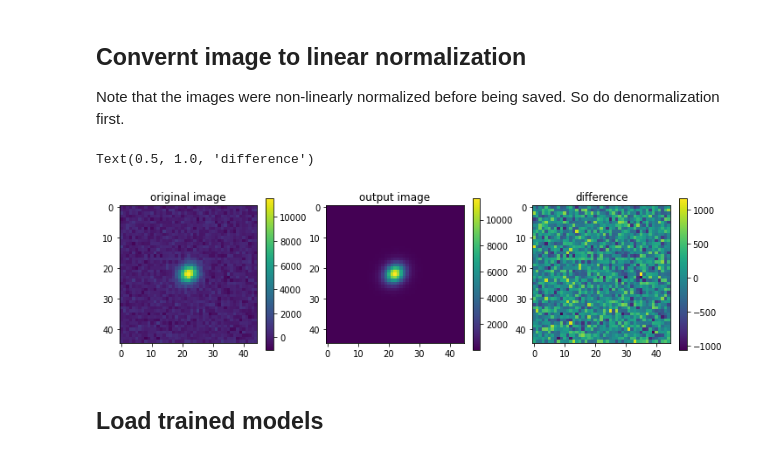
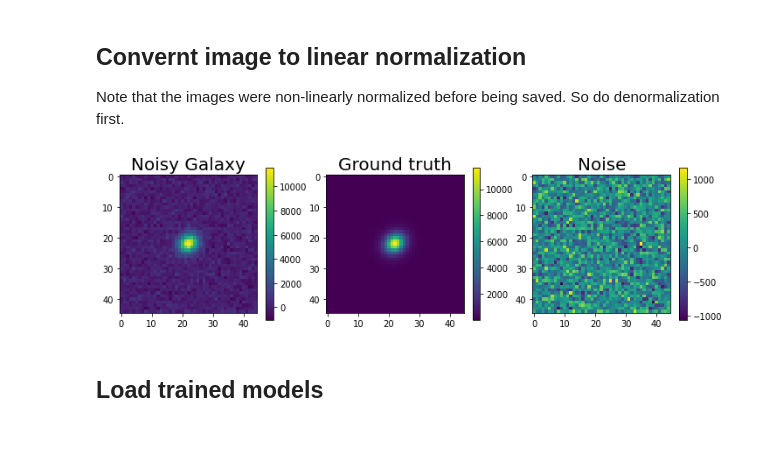
Before and after one commit to b-biswas/MADNESS-legacy, a Jupyter notebook: notebooks/basic_tests.ipynb, the cells around one changed output. Saved outputs shown, nothing was run; the diff lists cells and outputs as text; code cells hidden in the pictures.

```diff
--- a/notebooks/basic_tests.ipynb
+++ b/notebooks/basic_tests.ipynb
@@ -40,26 +40,26 @@ Note that the images were non-linearly normalized before being saved. So do deno
 # %%
 isolated_images = images['isolated_gal_stamps']
 # %%
-fig, axs = plt.subplots(1, 3, figsize=(12,4))
+fig, axs = plt.subplots(1, 3, figsize=(12, 4))
 
 image_num = 40
 
 im = axs[0].imshow(images['blended_gal_stamps'][image_num][:, :, 2])
 fig.colorbar(im, ax=axs[0], shrink=0.8)
-axs[0].set_title("original image")
+axs[0].set_title("Noisy Galaxy", fontsize=20)
 
 im = axs[1].imshow(images['isolated_gal_stamps'][image_num][:, :, 2])
 fig.colorbar(im, ax=axs[1], shrink=0.8)
-axs[1].set_title("output image")
+axs[1].set_title("Ground truth", fontsize=20)
 
 
 difference = images['blended_gal_stamps'][image_num][:, :, 2] - images['isolated_gal_stamps'][image_num][:, :, 2]
 im = axs[2].imshow(difference)
 fig.colorbar(im, ax=axs[2],shrink=0.8)
-axs[2].set_title("difference")
+axs[2].set_title("Noise", fontsize=20)
+plt.savefig("isolated_galaxy")
 # %% [output]
-Text(0.5, 1.0, 'difference')
-[figure, old version]
+[figure, new version]
 # %%
 images_isolated_normed = np.array(np.array(images['isolated_gal_stamps'].tolist()))/linear_norm_coeff
 #images_isolated_normed = np.transpose(images_isolated_normed, axes=(0, 2, 3, 1))
```
Also changed, not shown: parts of 8 cells of this notebook, 8 other files.
